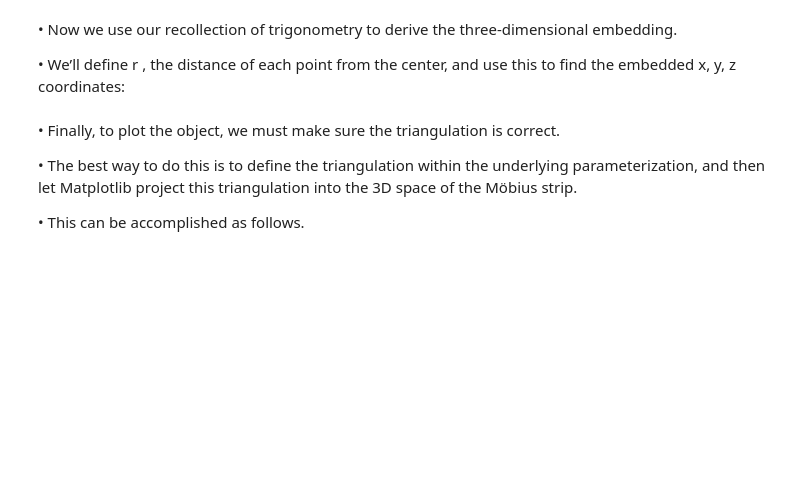
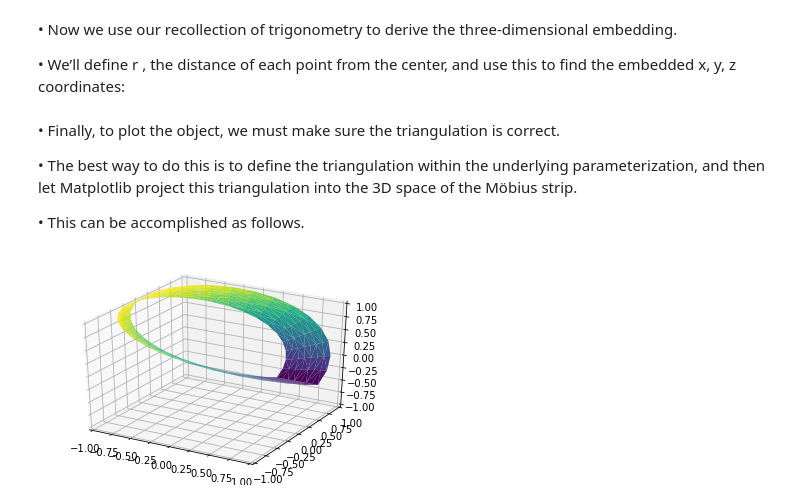
Before and after one commit to rajesh1994/python_excercise_programiz, a Jupyter notebook: python/11_matplotlib/python_for_datascience_handbook/12. Three-Dimensional Plotting in Matplotlib.ipynb, the cells around one changed output. Drawn from its saved outputs; the diff is of its cells as text; code cells hidden in the pictures; blank space fills up the shorter version.

Commit message:
12. Three-Dimensional Plotting in Matplotlib.ipynb - Completed

```diff
--- a/python/11_matplotlib/python_for_datascience_handbook/12. Three-Dimensional Plotting in Matplotlib.ipynb
+++ b/python/11_matplotlib/python_for_datascience_handbook/12. Three-Dimensional Plotting in Matplotlib.ipynb
@@ -219,3 +219,15 @@ z = np.ravel(r * np.sin(phi))
 • The best way to do this is to define the triangulation within the underlying parameterization, and then let Matplotlib project this triangulation into the 3D space of the Möbius strip.
 
 • This can be accomplished as follows.
+# %%
+from matplotlib.tri import Triangulation
+tri = Triangulation(np.ravel(w), np.ravel(theta))
+
+ax = plt.axes(projection = '3d')
+ax.plot_trisurf(x, y, z, triangles = tri.triangles, cmap = 'viridis', linewidth = 0.2);
+
+ax.set_xlim(-1, 1);
+ax.set_ylim(-1, 1);
+ax.set_zlim(-1, 1);
+# %% [output]
+[figure, added]
```
Also changed, not shown: parts of 1 cell of this notebook.
